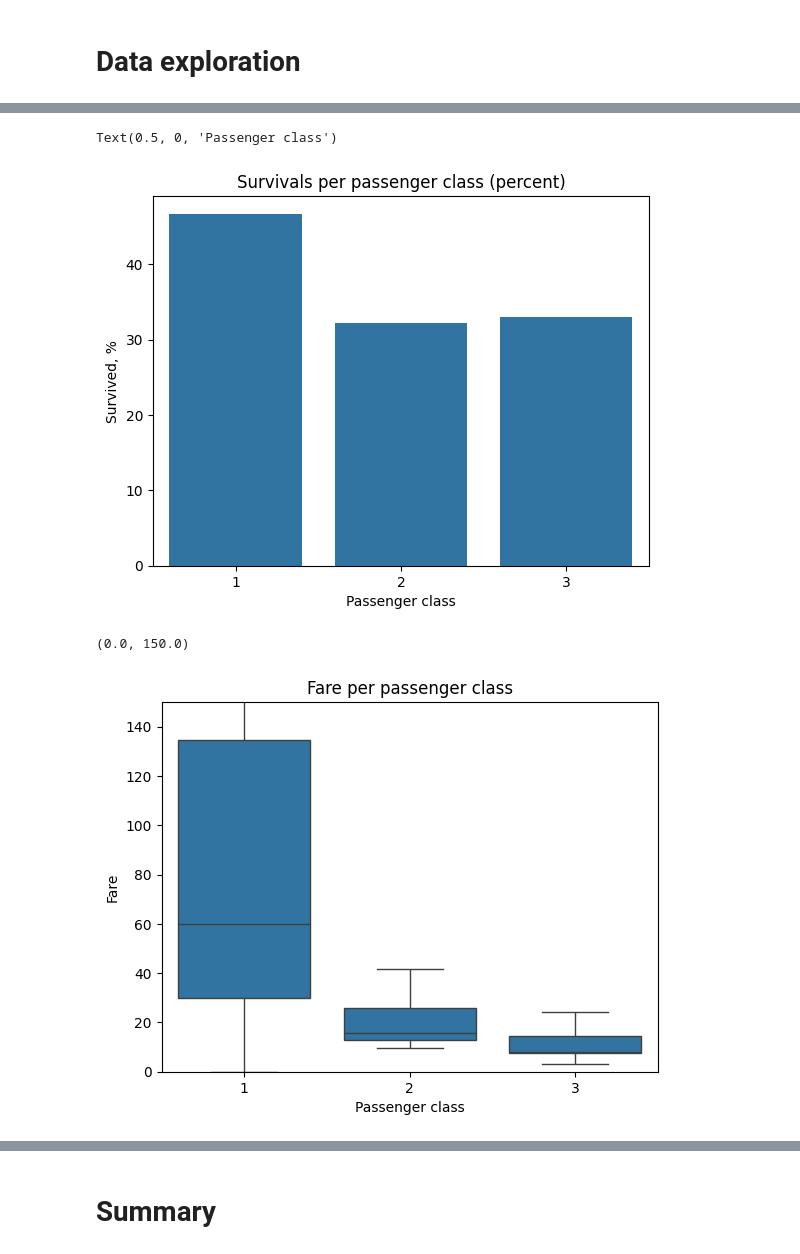
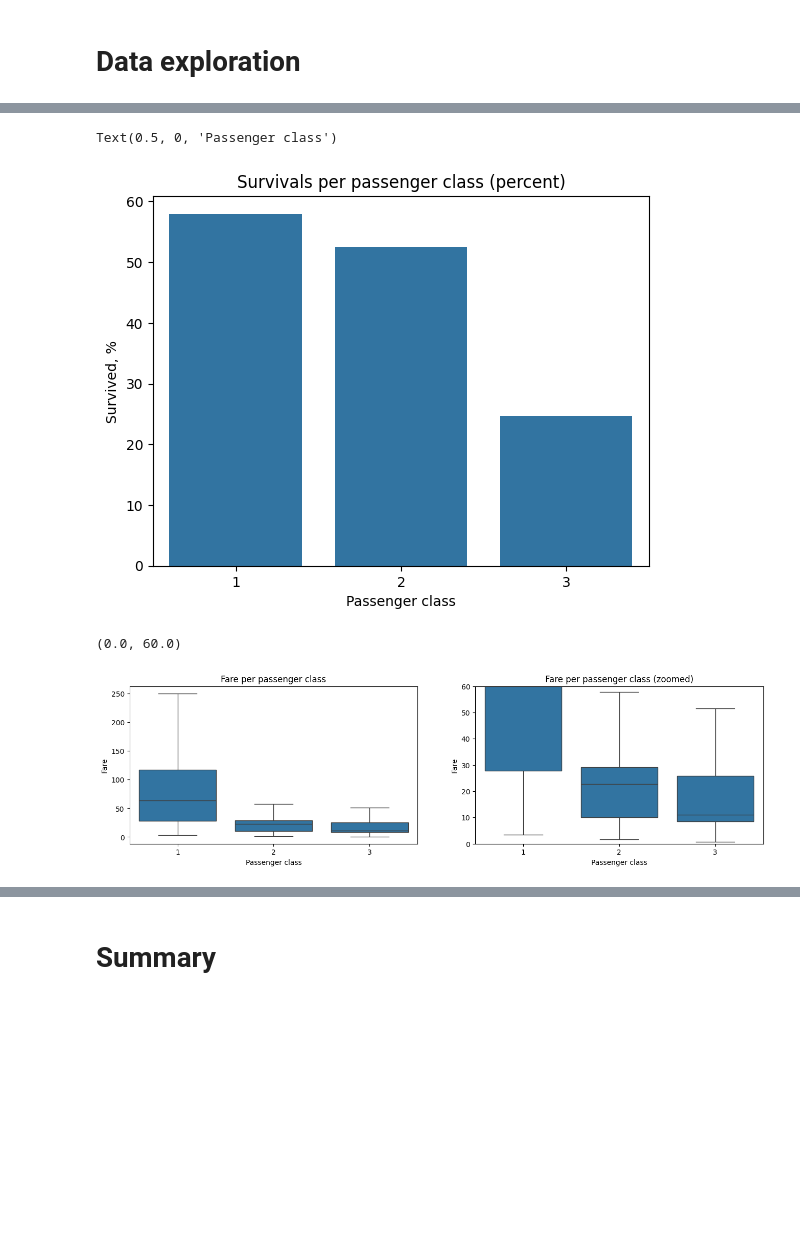
Before and after one commit to kri1mka/ml-intro, a Jupyter notebook: 2_data_exploration/eda.ipynb, the cells around one changed output, grey strips where cells are left out. Drawn from its saved outputs; the diff is of its cells as text; code cells hidden in the pictures; blank space fills up the shorter version.

```diff
--- a/2_data_exploration/eda.ipynb
+++ b/2_data_exploration/eda.ipynb
@@ -6,7 +6,7 @@ import matplotlib.pyplot as plt
 # %% [markdown]
 # Context
 # %%
-titanic_data = pd.read_csv('tested.csv', index_col='PassengerId')
+titanic_data = pd.read_csv('train.csv', index_col='PassengerId')
 titanic_data.head()
 # %% [output]
 |  | Survived | Pclass | Name | Sex | Age | SibSp | Parch | Ticket | Fare | Cabin | ... |
@@ -146,5 +146,5 @@ Percent of `S` Embarked : 64.59%
 # %%
 titanic_data['LastName'] = titanic_data.Name.map(lambda p: p.split(',')[0])
-titanic_data['FirstName'] = titanic_data.Name.map(lambda p: p.split('.')[1].split()[0])
+titanic_data['FirstName'] = titanic_data.Name.map(lambda p: p.split(',')[1])
 titanic_data.Name.describe()
 # %% [output]
@@ -233,16 +243,22 @@ plt.ylabel('Survived, %')
 plt.xlabel('Passenger class')
 # %% [output]
 Text(0.5, 0, 'Passenger class')
-[figure, old version]
+[figure, new version]
 # %%
-sns.boxplot(data=titanic_data, x="Pclass", y="Fare", showfliers = False)
-plt.title('Fare per passenger class')
-plt.ylabel('Fare')
-plt.xlabel('Passenger class')
-plt.ylim(0,150)
+fig, axes = plt.subplots(ncols = 2, nrows = 1, figsize = (16,4))
+sns.boxplot(data=titanic_data, x="Pclass", y="Fare", showfliers = False, ax = axes[0])
+axes[0].set_title('Fare per passenger class')
+axes[0].set_ylabel('Fare')
+axes[0].set_xlabel('Passenger class')
+
+sns.boxplot(data=titanic_data, x="Pclass", y="Fare", showfliers = False, ax = axes[1])
+axes[1].set_title('Fare per passenger class (zoomed)')
+axes[1].set_ylabel('Fare')
+axes[1].set_xlabel('Passenger class')
+axes[1].set_ylim(0,60)
 # %% [output]
-(0.0, 150.0)
+(0.0, 60.0)
-[figure, old version]
+[figure, new version]
 # %%
 fig, axes = plt.subplots(ncols=2, nrows=1, figsize=(16,4))
 
```
Also changed, not shown: parts of 39 cells of this notebook, 1 other file.
